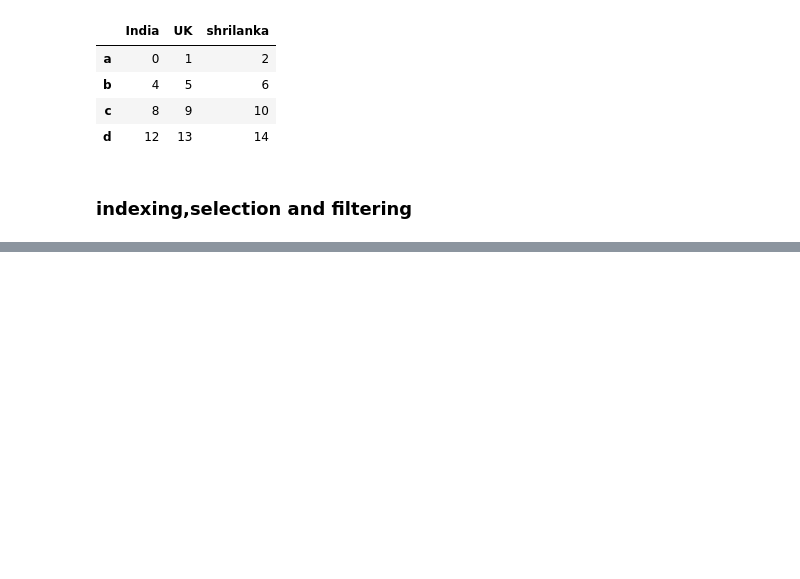
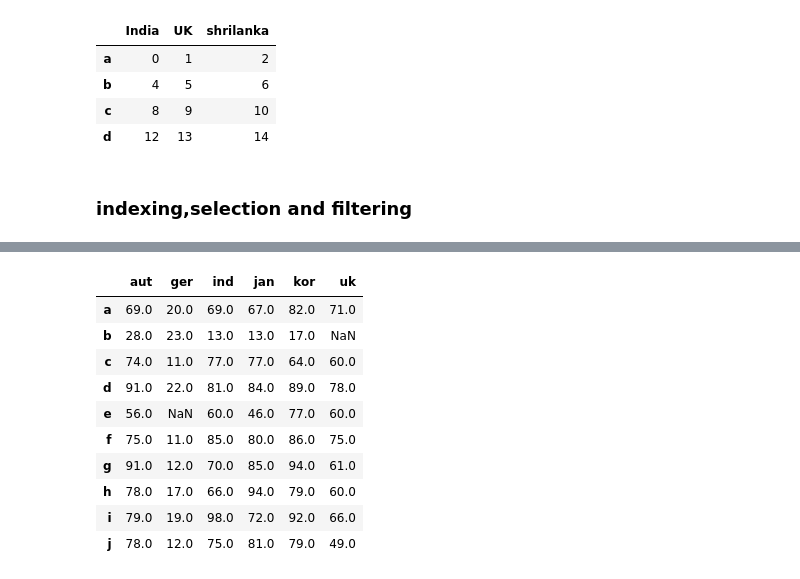
Before and after one commit to Nidhisha08/PYTHON, a Jupyter notebook: pandas.ipynb, the cells around one changed output, grey strips where cells are left out. Saved outputs shown, nothing was run; the diff lists cells and outputs as text; code cells hidden in the pictures; blank space fills up the shorter version.

```diff
--- a/pandas.ipynb
+++ b/pandas.ipynb
@@ -440,0 +628,14 @@ drop_col
+# %%
+df1.add(df2,fill_value=0)
+# %% [output]
+|  | aut | ger | ind | jan | kor | uk |
+| a | 69.0 | 20.0 | 69.0 | 67.0 | 82.0 | 71.0 |
+| b | 28.0 | 23.0 | 13.0 | 13.0 | 17.0 | NaN |
+| c | 74.0 | 11.0 | 77.0 | 77.0 | 64.0 | 60.0 |
+| d | 91.0 | 22.0 | 81.0 | 84.0 | 89.0 | 78.0 |
+| e | 56.0 | NaN | 60.0 | 46.0 | 77.0 | 60.0 |
+| f | 75.0 | 11.0 | 85.0 | 80.0 | 86.0 | 75.0 |
+| g | 91.0 | 12.0 | 70.0 | 85.0 | 94.0 | 61.0 |
+| h | 78.0 | 17.0 | 66.0 | 94.0 | 79.0 | 60.0 |
+| i | 79.0 | 19.0 | 98.0 | 72.0 | 92.0 | 66.0 |
+| j | 78.0 | 12.0 | 75.0 | 81.0 | 79.0 | 49.0 |
```
Also changed, not shown: parts of 49 cells of this notebook.
